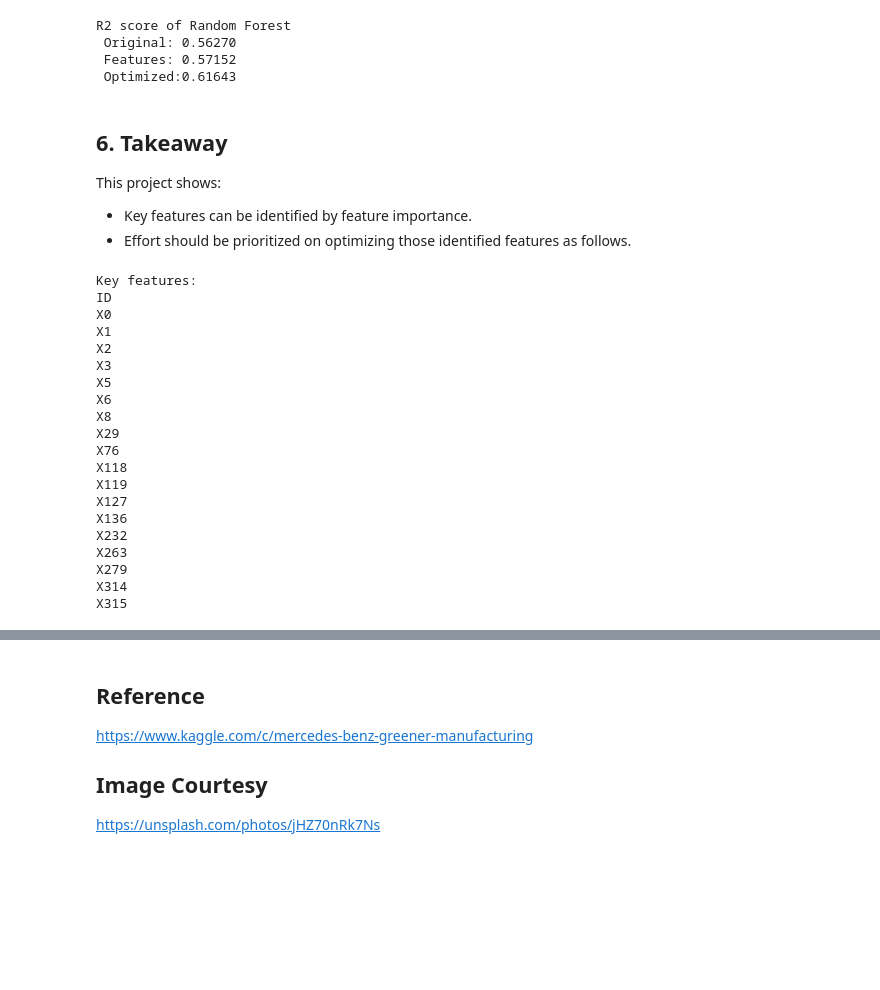
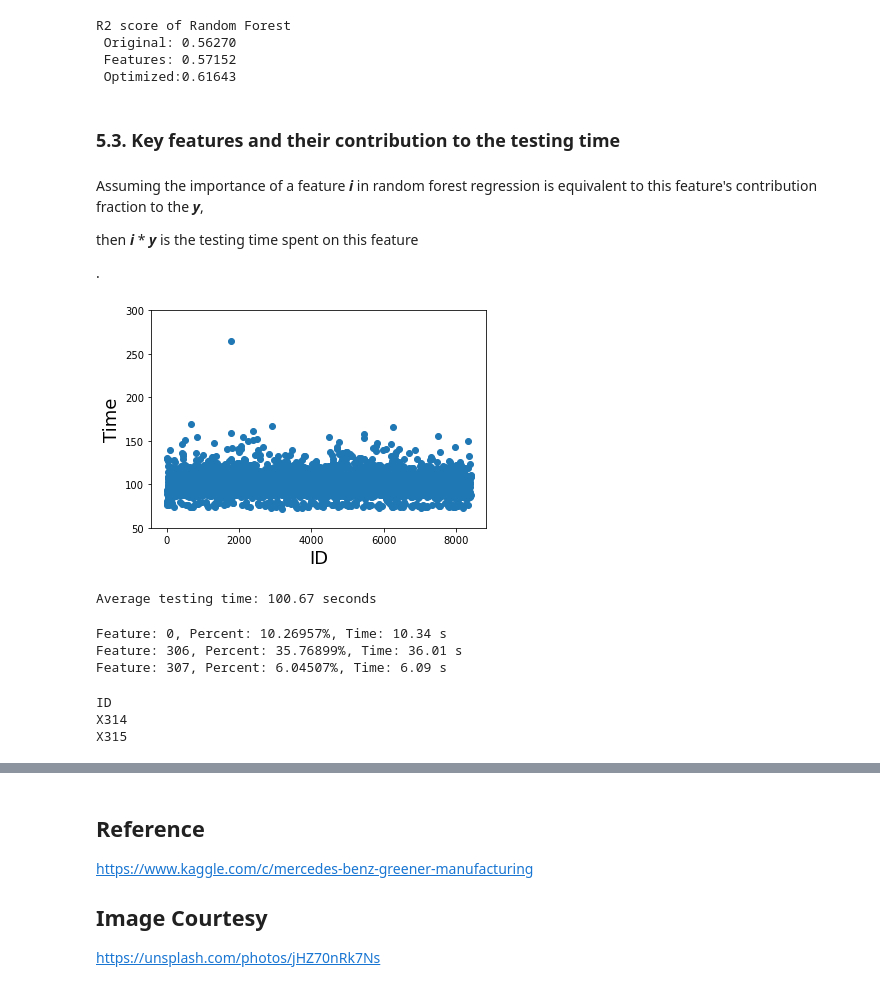
Before and after one commit to er1czz/HPC, a Jupyter notebook: Mercedes_Manufacturing_v2.ipynb, the cells around one changed output, grey strips where cells are left out. Cells and saved outputs as stored; diff of their text form; code cells hidden in the pictures; blank space fills up the shorter version.

```diff
--- a/Mercedes_Manufacturing_v2.ipynb
+++ b/Mercedes_Manufacturing_v2.ipynb
@@ -413,34 +418,40 @@ R2 score of Random Forest
  Original: 0.56270
  Features: 0.57152
  Optimized:0.61643
-# %% [markdown]
-## 6. Takeaway
-This project shows:
-- Key features can be identified by feature importance.
-- Effort should be prioritized on optimizing those identified features as follows.
-# %%
-print('Key features:')
-col=[]
-for i in X_train_r.columns:
-    print(i)
-# %% [output]
-Key features:
-ID
-X0
-X1
-X2
-X3
-X5
-X6
-X8
-X29
-X76
-X118
-X119
-X127
-X136
-X232
-X263
-X279
-X314
-X315
+# %% [markdown]
+### 5.3. Key features and their contribution to the testing time
+# %% [markdown]
+<p>Assuming the importance of a feature <b><em>i</em></b> in random forest regression is equivalent to this feature's contribution fraction to the <b><em>y</em></b>,</p>
+<p>then <b><em>i</em></b> * <b><em>y</em></b> is the testing time spent on this feature </p>.
+# %%
+fig, ax = plt.subplots()
+ax.scatter(data['ID'],data['y'])
+ax.set_xlabel('ID', fontsize=18)
+ax.set_ylabel('Time', fontsize=18)
+plt.ylim(50,300)
+plt.show()
+# %% [output]
+[figure, added]
+# %%
+time=data['y'].mean()
+print('Average testing time: %.2f seconds' %time )
+# %% [output]
+Average testing time: 100.67 seconds
+# %%
+feature2 = [ ]
+for i,v in enumerate(importance):
+    if v >= 0.05:
+        print('Feature: %0d, Percent: %.5f%%, Time: %.2f s' % (i,v*100,v*time))
+        feature2.append(i)
+# %% [output]
+Feature: 0, Percent: 10.26957%, Time: 10.34 s
+Feature: 306, Percent: 35.76899%, Time: 36.01 s
+Feature: 307, Percent: 6.04507%, Time: 6.09 s
+# %%
+tmp=X_train.iloc[:,feature2]
+for col in tmp.columns:
+    print(col)
+# %% [output]
+ID
+X314
+X315
```
Also changed, not shown: parts of 7 cells of this notebook.
